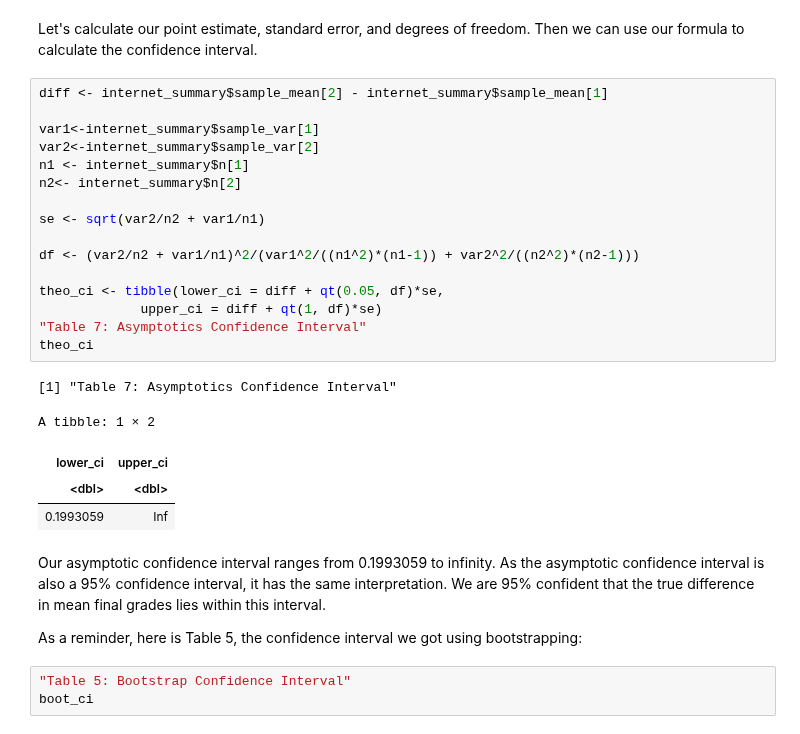
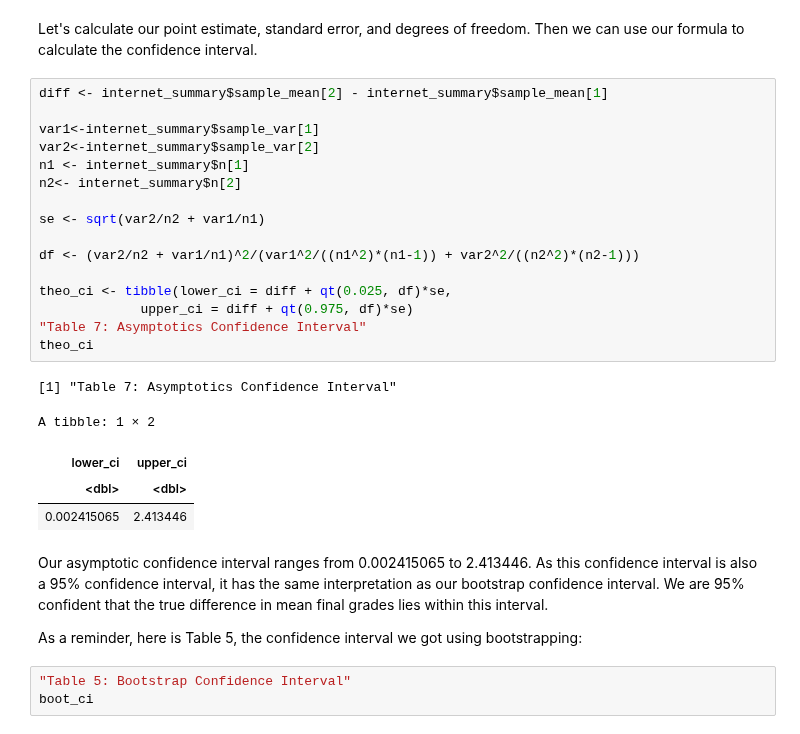
Before and after one commit to jjadeb/stat-201-project, a Jupyter notebook: src/final_report.ipynb, the cells around one changed output. Drawn from its saved outputs; the diff is of its cells as text.

```diff
--- a/src/final_report.ipynb
+++ b/src/final_report.ipynb
@@ -303,27 +324,27 @@ Let's calculate our point estimate, standard error, and degrees of freedom. Then
 # %%
 diff <- internet_summary$sample_mean[2] - internet_summary$sample_mean[1]
 
 var1<-internet_summary$sample_var[1]
 var2<-internet_summary$sample_var[2]
 n1 <- internet_summary$n[1]
 n2<- internet_summary$n[2]
 
 se <- sqrt(var2/n2 + var1/n1)
 
 df <- (var2/n2 + var1/n1)^2/(var1^2/((n1^2)*(n1-1)) + var2^2/((n2^2)*(n2-1)))
 
-theo_ci <- tibble(lower_ci = diff + qt(0.05, df)*se,
-             upper_ci = diff + qt(1, df)*se)
+theo_ci <- tibble(lower_ci = diff + qt(0.025, df)*se,
+             upper_ci = diff + qt(0.975, df)*se)
 "Table 7: Asymptotics Confidence Interval"
 theo_ci
 # %% [output]
 [1] "Table 7: Asymptotics Confidence Interval"
 A tibble: 1 × 2
 | lower_ci | upper_ci |
 | <dbl> | <dbl> |
-| 0.1993059 | Inf |
+| 0.002415065 | 2.413446 |
 # %% [markdown]
-Our asymptotic confidence interval ranges from 0.1993059 to infinity. As the asymptotic confidence interval is also a 95% confidence interval, it has the same interpretation. We are 95% confident that the true difference in mean final grades lies within this interval.
+Our asymptotic confidence interval ranges from 0.002415065 to 2.413446. As this confidence interval is also a 95% confidence interval, it has the same interpretation as our bootstrap confidence interval. We are 95% confident that the true difference in mean final grades lies within this interval.
 
 As a reminder, here is Table 5, the confidence interval we got using bootstrapping:
 # %%
```
Also changed, not shown: parts of 20 cells of this notebook.
